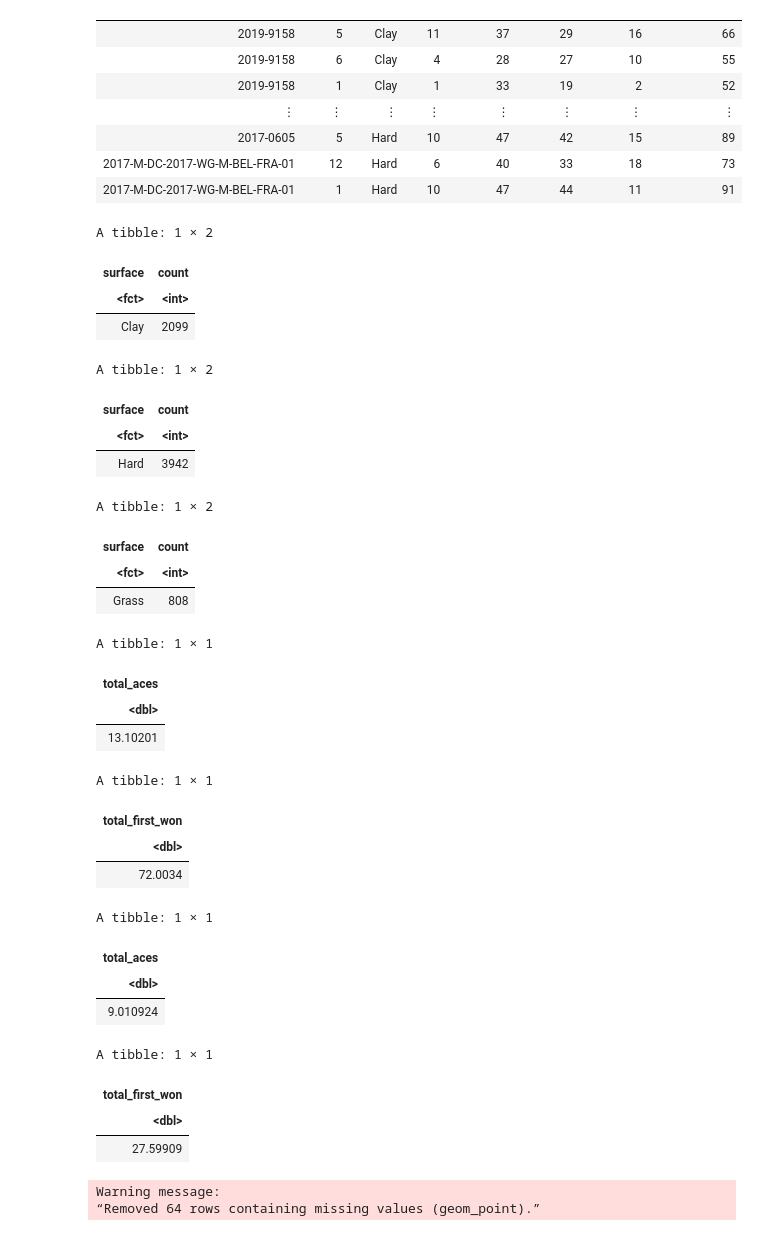
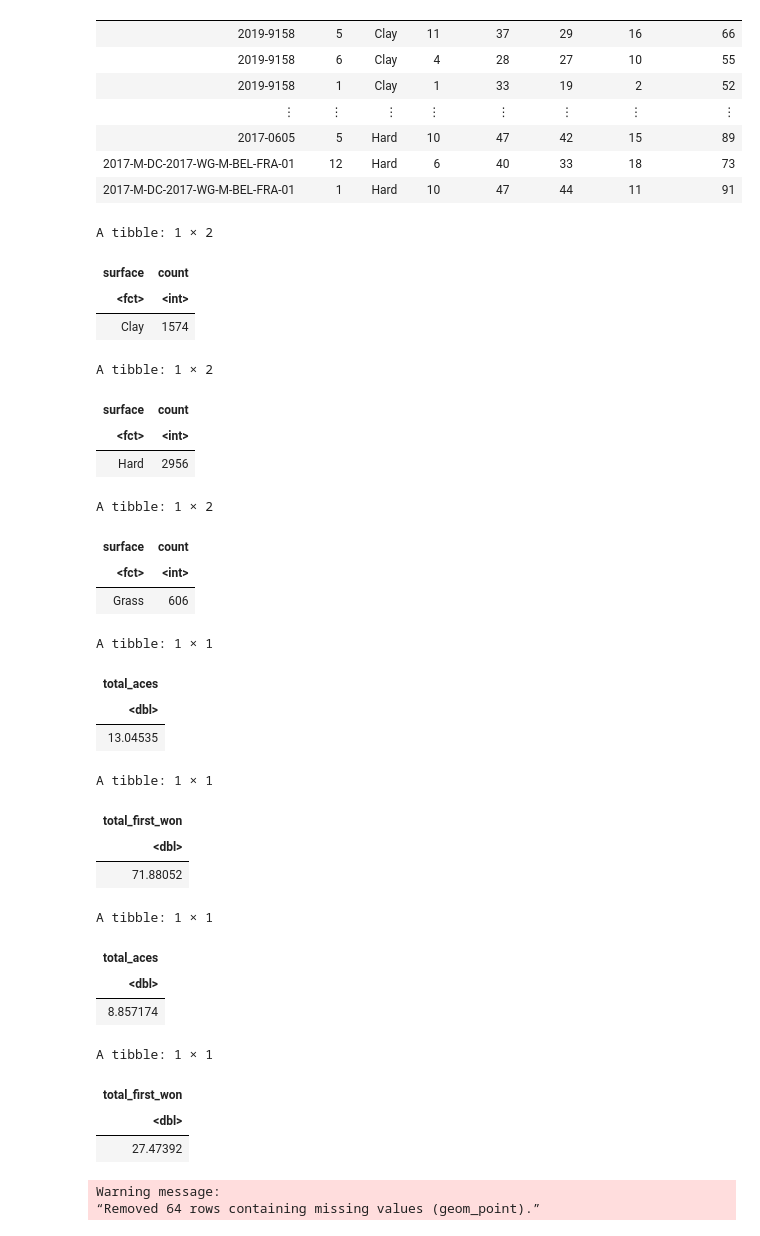
Before and after one commit to tobiassoo/Group202023W2, a Jupyter notebook: working_document.ipynb, the cells around one changed output. Cells and saved outputs as stored; diff of their text form; code cells hidden in the pictures.

```diff
--- a/working_document.ipynb
+++ b/working_document.ipynb
@@ -80,40 +98,40 @@ A tibble: 5136 × 8
 # %%
 #Preliminary Analysis for number of observations for each class variable
 
-number_of_clay<-filtered_data|>
+number_of_clay<-tennis_train|>
                 group_by(surface)|>
                 filter(surface=="Clay")|>
                 summarize(count=n())
 
-number_of_hard<-filtered_data|>
+number_of_hard<-tennis_train|>
                 group_by(surface)|>
                 filter(surface=="Hard")|>
                 summarize(count=n())
 
-number_of_grass<-filtered_data|>
+number_of_grass<-tennis_train|>
                 group_by(surface)|>
                 filter(surface=="Grass")|>
                 summarize(count=n())
 
 number_of_clay
 number_of_hard
 number_of_grass
 # %% [output]
 A tibble: 1 × 2
 | surface | count |
 | <fct> | <int> |
-| Clay | 2099 |
+| Clay | 1574 |
 A tibble: 1 × 2
 | surface | count |
 | <fct> | <int> |
-| Hard | 3942 |
+| Hard | 2956 |
 A tibble: 1 × 2
 | surface | count |
 | <fct> | <int> |
-| Grass | 808 |
+| Grass | 606 |
 # %%
 #Preliminary Analysis for means of predictor variables
-total_aces_mean<-filtered_data|>
+total_aces_mean<-tennis_train|>
                  filter(total_aces!="NA")|>
                  summarize(total_aces=mean(total_aces))
 
@@ -121,14 +139,14 @@ total_aces_mean
 
 
 
-total_first_won<-filtered_data|>
+total_first_won<-tennis_train|>
                  filter(total_first_won!="NA")|>
                  summarize(total_first_won=mean(total_first_won))
 total_first_won
 
 
 
-total_aces_sd<-filtered_data|>
+total_aces_sd<-tennis_train|>
                filter(total_aces!="NA")|>
                summarize(total_aces=sd(total_aces))
 
@@ -136,7 +154,7 @@ total_aces_sd
 
 
 
-total_first_won_sd<-filtered_data|>
+total_first_won_sd<-tennis_train|>
                     filter(total_first_won!="NA")|>
                     summarize(total_first_won=sd(total_first_won))
 
@@ -145,19 +163,19 @@ total_first_won_sd
 A tibble: 1 × 1
 | total_aces |
 | <dbl> |
-| 13.10201 |
+| 13.04535 |
 A tibble: 1 × 1
 | total_first_won |
 | <dbl> |
-| 72.0034 |
+| 71.88052 |
 A tibble: 1 × 1
 | total_aces |
 | <dbl> |
-| 9.010924 |
+| 8.857174 |
 A tibble: 1 × 1
 | total_first_won |
 | <dbl> |
-| 27.59909 |
+| 27.47392 |
 # %%
 #Plotting the training data, to see how the distribution is, whether there are distinctions between class variables
 options(repr.plot.height=10, repr.plot.width=15)
```
Also changed, not shown: parts of 1 cell of this notebook, 1 other file.
